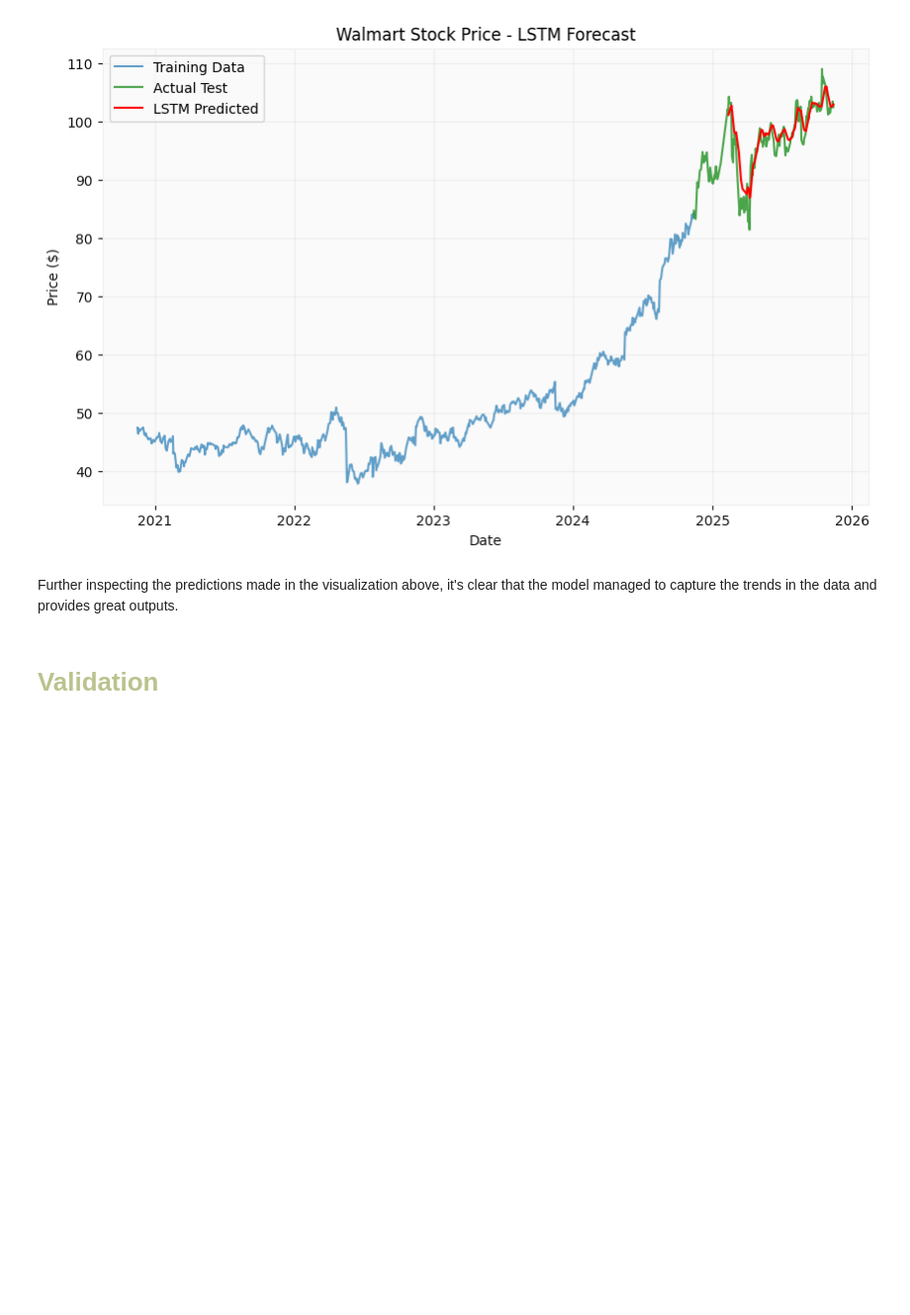
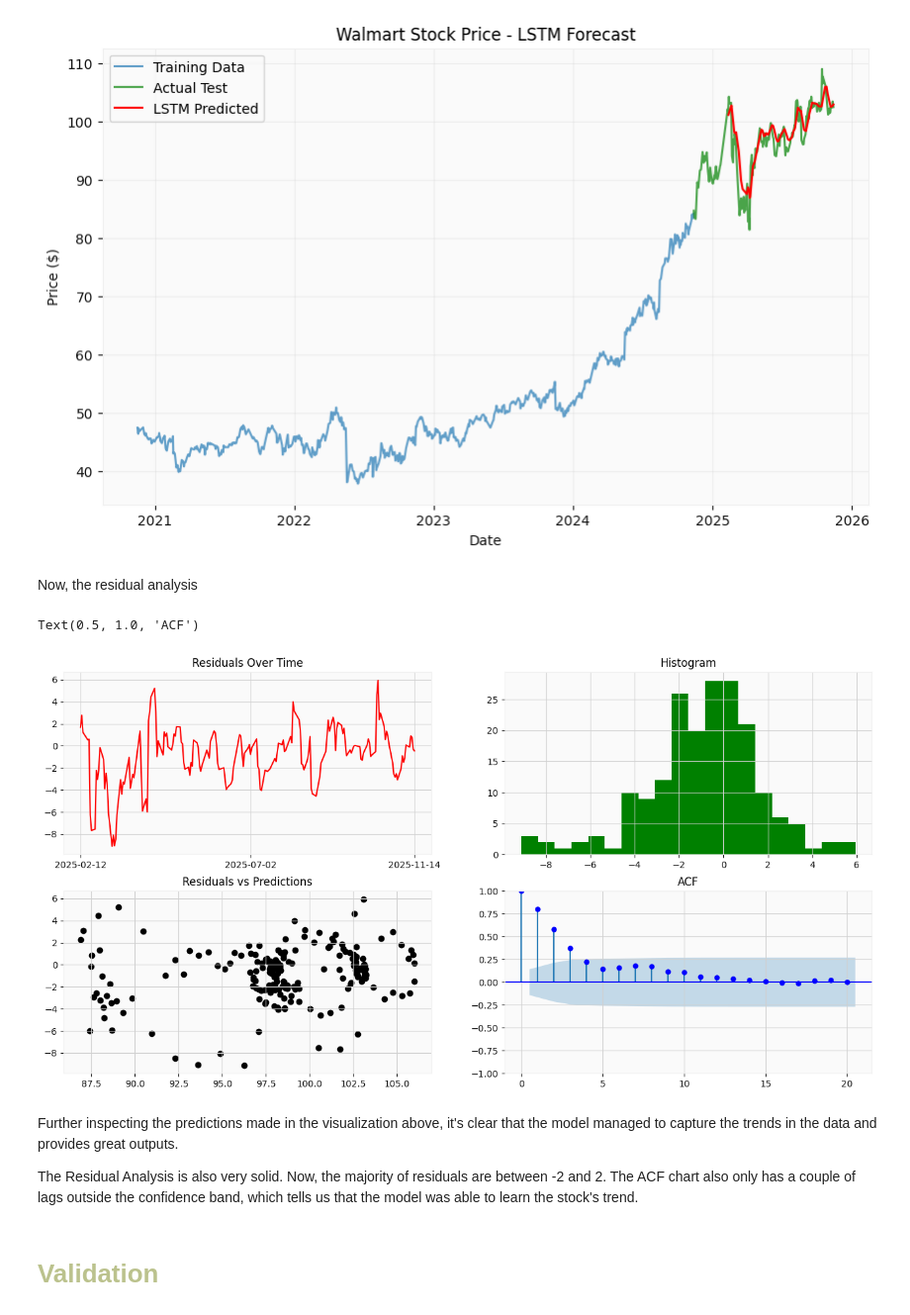
Before and after one commit to ch0fas/ML_Projects, a Jupyter notebook: L3_StockExchange/stock_exchange_forecasting.ipynb, the cells around one changed output. Shown at 99% size. Drawn from its saved outputs; the diff is of its cells as text; code cells hidden in the pictures; blank space fills up the shorter version.

```diff
--- a/L3_StockExchange/stock_exchange_forecasting.ipynb
+++ b/L3_StockExchange/stock_exchange_forecasting.ipynb
@@ -705,14 +732,14 @@ MAPE: 3.52%
 After reverting the scaling applied, our model obtained pretty good metrics overall.
 # %%
 # Results dataframe
-results = test_df.iloc[sequence_length+prediction_horizon-1:].copy()
-results['LSTM_Predicted'] = y_pred_test_inv.flatten()
+lstm_results = test_df.iloc[sequence_length+prediction_horizon-1:].copy()
+lstm_results['LSTM_Predicted'] = y_pred_test_inv.flatten()
 
 # Plot
 plt.figure(figsize=(10, 6))
 plt.plot(train_df.index, train_df['Close'], label='Training Data', alpha=0.7)
 plt.plot(test_df.index, test_df['Close'], label='Actual Test', alpha=0.7, color='green')
-plt.plot(results.index, results['LSTM_Predicted'], label='LSTM Predicted', color='red')
+plt.plot(lstm_results.index, lstm_results['LSTM_Predicted'], label='LSTM Predicted', color='red')
 plt.title("Walmart Stock Price - LSTM Forecast")
 plt.ylabel("Price ($)")
 plt.xlabel("Date")
@@ -721,8 +748,34 @@ plt.grid(True, alpha=0.3)
 plt.show()
 # %% [output]
 [figure]
+# %% [markdown]
+Now, the residual analysis
+# %%
+# Calculating residuals
+lstm_results['LSTM_Residuals'] = lstm_results['Close'] - lstm_results['LSTM_Predicted']
+
+fig, axes = plt.subplots(2,2, figsize=(16,8))
+
+axes[0,0].plot(lstm_results.index, lstm_results['LSTM_Residuals'], color='red')
+axes[0,0].set_title('Residuals Over Time')
+graph_1_ticks = [lstm_results.index[0], lstm_results.index[len(lstm_results)//2], lstm_results.index[-1]]
+axes[0,0].set_xticks(graph_1_ticks)
+
+axes[0,1].hist(lstm_results['LSTM_Residuals'], bins=20, color='green')
+axes[0,1].set_title('Histogram')
+
+axes[1,0].scatter(lstm_results['LSTM_Predicted'], lstm_results['LSTM_Residuals'], color='black')
+axes[1,0].set_title('Residuals vs Predictions')
+
+plot_acf(lstm_results['LSTM_Residuals'], lags=20, ax=axes[1,1], color='blue')
+axes[1,1].set_title('ACF')
+# %% [output]
+Text(0.5, 1.0, 'ACF')
+[figure, added]
 # %% [markdown]
 Further inspecting the predictions made in the visualization above, it's clear that the model managed to capture the trends in the data and provides great outputs.
+
+The Residual Analysis is also very solid. Now, the majority of residuals are between -2 and 2. The ACF chart also only has a couple of lags outside the confidence band, which tells us that the model was able to learn the stock's trend.
 # %% [markdown]
 # <font color= #bbc28d> **Validation** </font>
 # %% [markdown]
```
Also changed, not shown: parts of 13 cells of this notebook, 2 other files.
